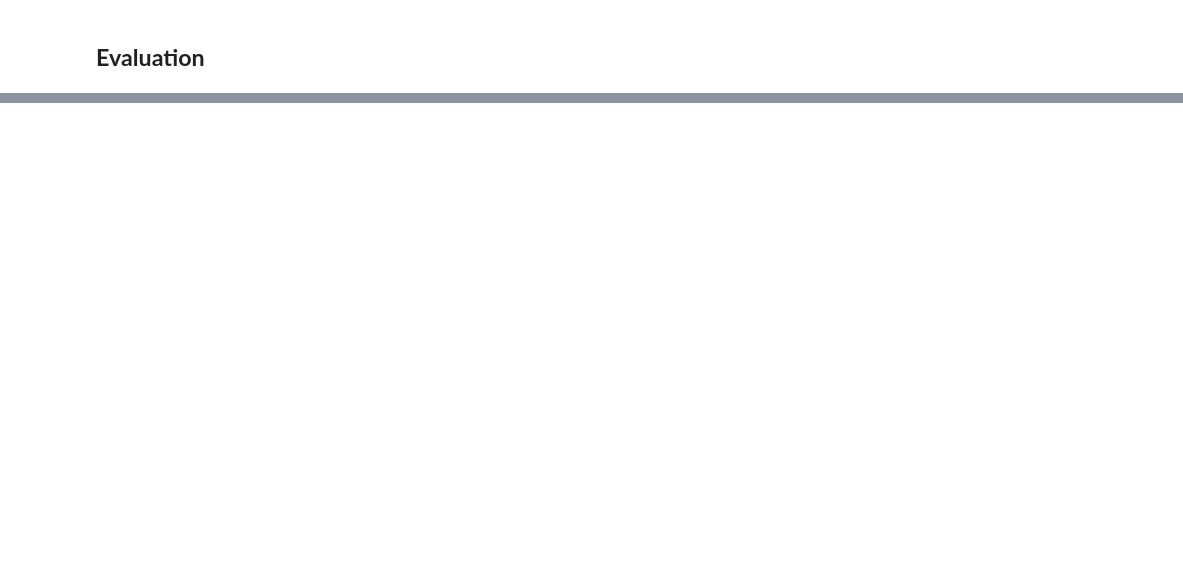
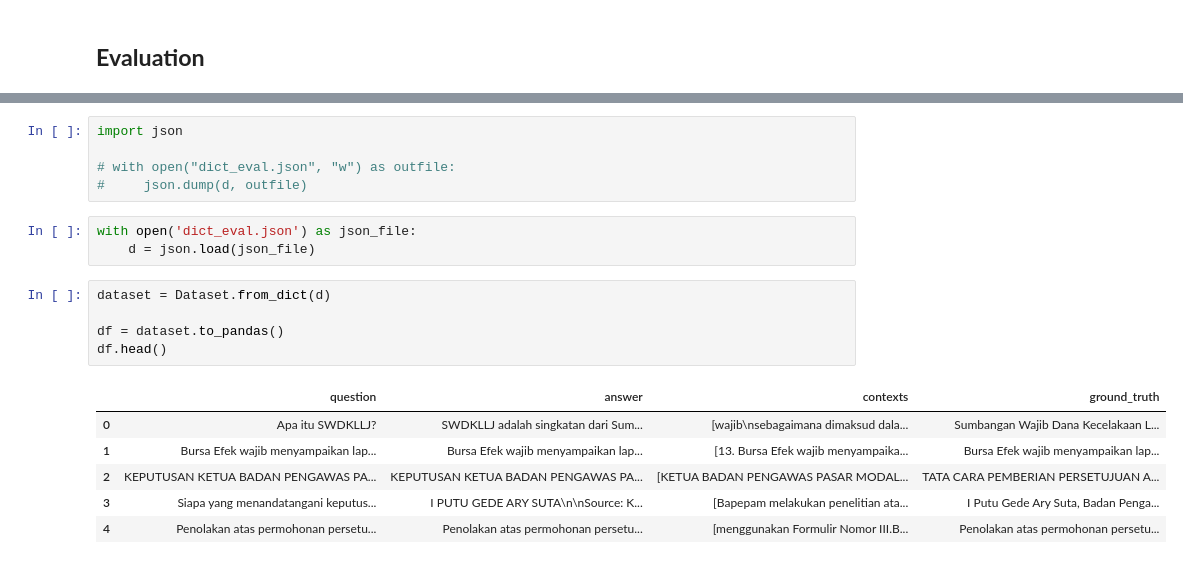
Before and after one commit to xmriz/chatbot-ojk-lc, a Jupyter notebook: main.ipynb, the cells around one changed output, grey strips where cells are left out. Drawn from its saved outputs; the diff is of its cells as text; blank space fills up the shorter version.

```diff
--- a/main.ipynb
+++ b/main.ipynb
@@ -230,0 +367,20 @@ Sumber: [36/PMK.010/2008](https://www.ojk.go.id/id/regulasi/Documents/Pages/PMK-
+# %%
+import json
+
+# with open("dict_eval.json", "w") as outfile:
+#     json.dump(d, outfile)
+# %%
+with open('dict_eval.json') as json_file:
+    d = json.load(json_file)
+# %%
+dataset = Dataset.from_dict(d)
+
+df = dataset.to_pandas()
+df.head()
+# %% [output]
+|  | question | answer | contexts | ground_truth |
+| 0 | Apa itu SWDKLLJ? | SWDKLLJ adalah singkatan dari Sum... | [wajib\nsebagaimana dimaksud dala... | Sumbangan Wajib Dana Kecelakaan L... |
+| 1 | Bursa Efek wajib menyampaikan lap... | Bursa Efek wajib menyampaikan lap... | [13. Bursa Efek wajib menyampaika... | Bursa Efek wajib menyampaikan lap... |
+| 2 | KEPUTUSAN KETUA BADAN PENGAWAS PA... | KEPUTUSAN KETUA BADAN PENGAWAS PA... | [KETUA BADAN PENGAWAS PASAR MODAL... | TATA CARA PEMBERIAN PERSETUJUAN A... |
+| 3 | Siapa yang menandatangani keputus... | I PUTU GEDE ARY SUTA\n\nSource: K... | [Bapepam melakukan penelitian ata... | I Putu Gede Ary Suta, Badan Penga... |
+| 4 | Penolakan atas permohonan persetu... | Penolakan atas permohonan persetu... | [menggunakan Formulir Nomor III.B... | Penolakan atas permohonan persetu... |
```
Also changed, not shown: parts of 10 cells of this notebook, 1 other file.
